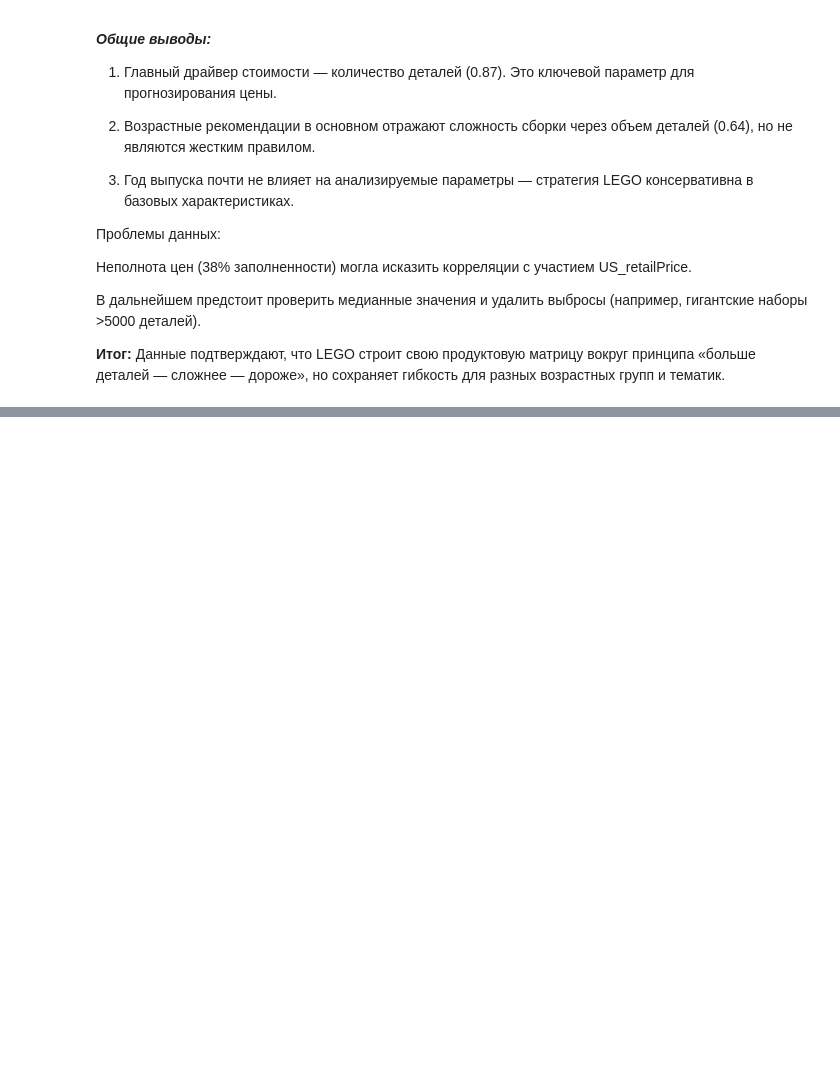
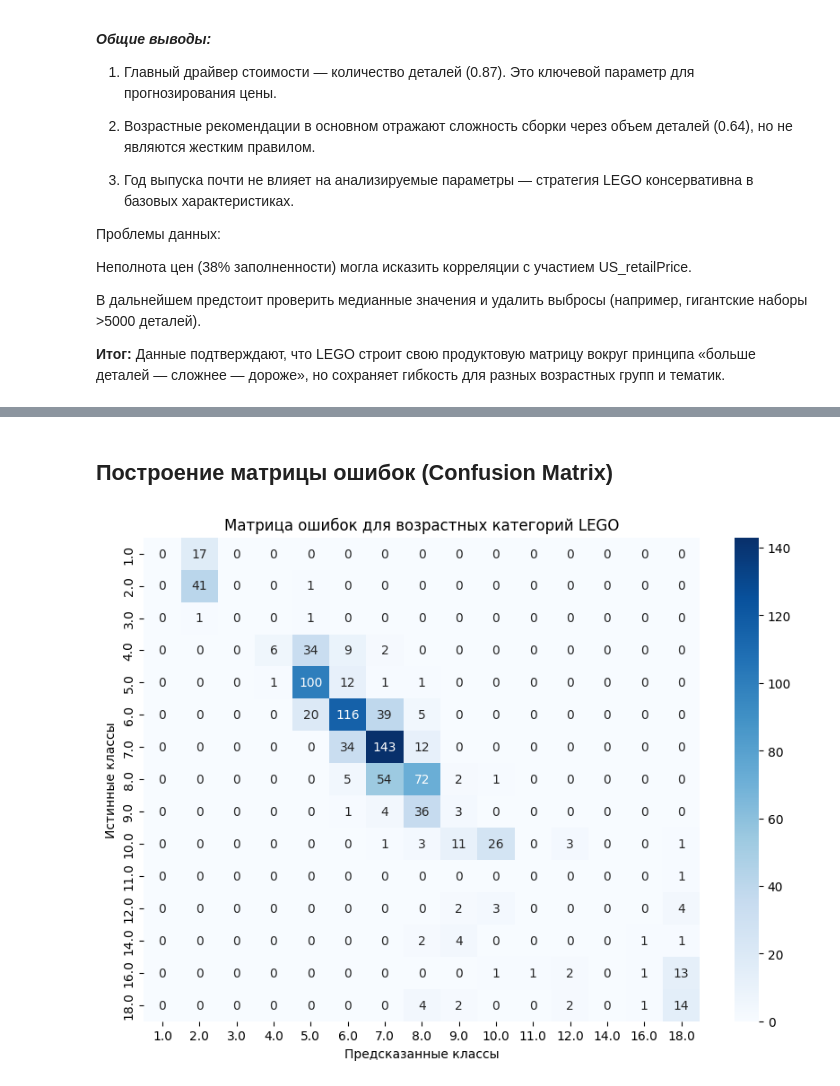
Before and after one commit to Uliiaa/data-science, a Jupyter notebook: lego.ipynb, the cells around one changed output, grey strips where cells are left out. Cells and saved outputs as stored; diff of their text form; code cells hidden in the pictures; blank space fills up the shorter version.

```diff
--- a/lego.ipynb
+++ b/lego.ipynb
@@ -583,0 +774,24 @@ plt.show()
+# %%
+# Выбор признаков и целевой переменной
+X = df[['pieces', 'theme_encoded', 'avg_pieces_per_theme']]
+y = df['agerange_min']  # Целевая переменная (возрастные категории)
+
+# Стандартизация числовых признаков (логистическая регрессия чувствительна к масштабу)
+scaler = StandardScaler()
+X_scaled = scaler.fit_transform(X)
+# %%
+# Разделение данных на тренировочные и тестовые
+X_train, X_test, y_train, y_test = train_test_split(
+    X_scaled, y, test_size=0.2, random_state=42
+)
+# %%
+# Создание и обучение модели
+# Для многоклассовой классификации используем `multi_class='multinomial'`
+from sklearn.linear_model import LogisticRegression
+
+model = LogisticRegression(
+    multi_class='multinomial',  # Возрастных категорий > 2
+    solver='lbfgs',            # Оптимизатор для многоклассовой задачи
+    max_iter=1000              # Увеличиваем, если модель не сходится
+)
+model.fit(X_train, y_train)
@@ -583,0 +851,24 @@ plt.show()
+# %% [markdown]
+## Построение матрицы ошибок (Confusion Matrix)
+# %%
+from sklearn.metrics import confusion_matrix
+# Предсказанные и истинные значения
+y_pred = model.predict(X_test)
+
+# Создание матрицы ошибок
+cm = confusion_matrix(y_test, y_pred)
+
+# Визуализация
+plt.figure(figsize=(10, 7))
+sns.heatmap(cm,
+            annot=True,
+            fmt='d',
+            cmap='Blues',
+            xticklabels=model.classes_,
+            yticklabels=model.classes_)
+plt.title('Матрица ошибок для возрастных категорий LEGO')
+plt.xlabel('Предсказанные классы')
+plt.ylabel('Истинные классы')
+plt.show()
+# %% [output]
+[figure, added]
```
Also changed, not shown: parts of 47 cells of this notebook.
